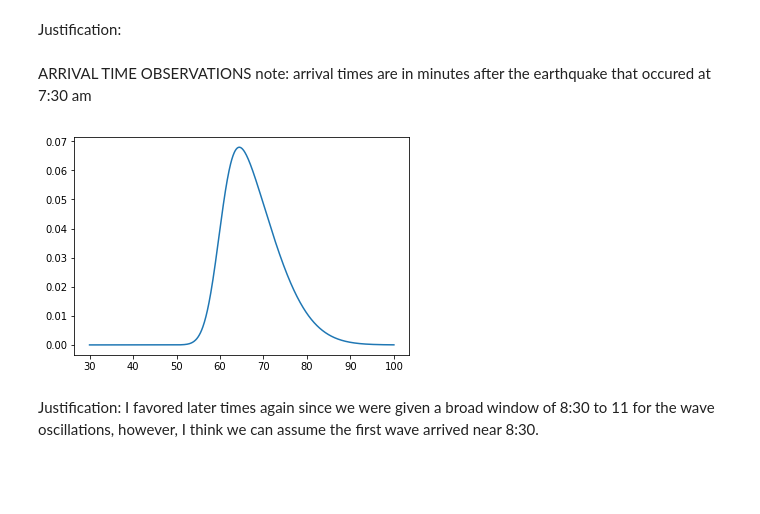
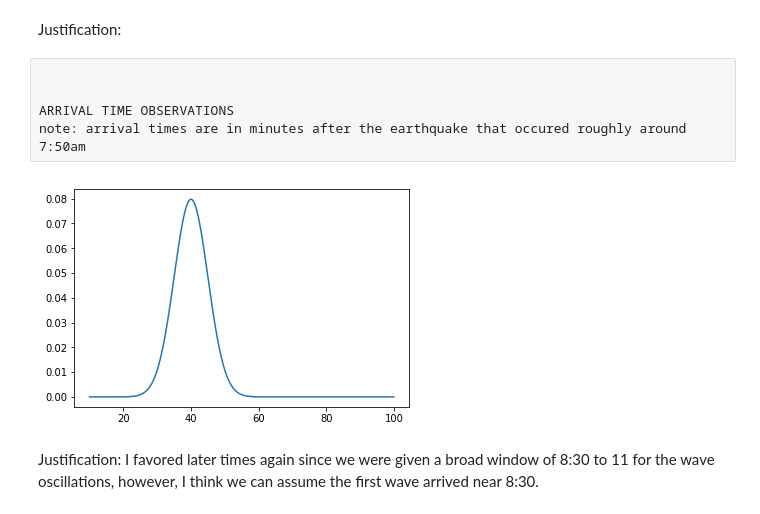
Before and after one commit to jpw37/tsunamibayes, a Jupyter notebook: Model_Scripts/PreRun/Gauges.ipynb, the cells around one changed output. Saved outputs shown, nothing was run; the diff lists cells and outputs as text; code cells hidden in the pictures; blank space fills up the shorter version.

```diff
--- a/Model_Scripts/PreRun/Gauges.ipynb
+++ b/Model_Scripts/PreRun/Gauges.ipynb
@@ -115,11 +115,11 @@ distance = 2.5  # in kilometers (max 5) //TODO Not sure what this is??
 kind = ['skewnorm', 'norm', 'skewnorm']
 
 # For kind = 'norm'
-arrival_skew_param = 5
+arrival_skew_param = 2
 arrival_mean = 15  # in minutes
-arrival_std = 10
+arrival_std = 5
 arrival_params = [arrival_skew_param, arrival_mean, arrival_std]
-height_mean = 4.0  # in meters
+height_mean = 6.0  # in meters
 height_std = 1.0
 height_params = [height_mean, height_std]
 inundation_skew_param = 3
@@ -141,7 +141,7 @@ g = Gauge(name, longitude, latitude, distance,
 gauges.append(g.to_json())
 
 Neira_1 = stats.norm(height_mean,height_std)
-D_Neira_1 = np.linspace(0,8,1000)
+D_Neira_1 = np.linspace(0,10,1000)
 plt.plot(D_Neira_1, Neira_1.pdf(D_Neira_1))
 plt.xlabel("wave height at the homes (meters)")
 plt.plot()
@@ -203,7 +203,7 @@ kind = [None, 'chi2', None]
 arrival_k = None # chi2 parameter
 arrival_lower_bound = None # in meters
 arrival_params = [arrival_k, arrival_lower_bound]
-height_k = 1.1 # chi2 param
+height_k = 1.01 # chi2 param
 height_lower_bound = 0 # in meters
 height_params = [height_k, height_lower_bound]
 inundation_k = None
@@ -248,11 +248,11 @@ kind = [None, 'norm', 'norm']
 arrival_mean = None  # in minutes
 arrival_std = None
 arrival_params = [arrival_mean, arrival_std]
-height_mean = 3.0  # in meters
+height_mean = 4.5  # in meters
 height_std = .75
 height_params = [height_mean, height_std]
 inundation_mean = 123.44
-inundation_std = .185806
+inundation_std = 10
 inundation_params = [inundation_mean, inundation_std]
 
 # Load the beta angles for the shore elevation for inundtion priors for
@@ -269,7 +269,7 @@ g = Gauge(name, longitude, latitude, distance,
 gauges.append(g.to_json())
 
 
-domain = np.linspace(0,7,100)
+domain = np.linspace(0,10,100)
 distrb = stats.norm(height_mean,height_std)
 plt.plot(domain,distrb.pdf(domain))
 plt.xlabel("water height(meters)")
@@ -293,7 +293,7 @@ plt.show()
 # plt.show()
 
 #Meters
-domain = np.linspace(120,125,100)
+domain = np.linspace(80,160,100)
 distrb = stats.norm(inundation_mean,inundation_std)
 
 plt.plot(domain,distrb.pdf(domain))
@@ -362,53 +362,53 @@ plt.show()
 [figure]
 # %% [markdown]
 Justification:
-# %% [markdown]
-
-
-ARRIVAL TIME OBSERVATIONS
-note: arrival times are in minutes after the earthquake that occured at 7:30 am
+# %% [raw]
+
+
+ARRIVAL TIME OBSERVATIONS
+note: arrival times are in minutes after the earthquake that occured roughly around 7:50am
 # %%
 #Pulau Saparua - Wichmann
 #the bay of saparua 4 times between 8:30-11Am" - From an earlier account
 #I'm assuming the shaking happened at 7:30
 
 #I CHOSE BENTENG DURSTEDE'S SHORE, THE 17TH CENTURY DUTCH FORT, AS THE LOCATION FOR SAPARUA.
 #ITS COORDINATES ARE: [-3.576063, 128.658715]
 
 city_name = 'Pulau Saparua  - Wichmann'
 name = 10007
 longitude = -3.576063
 latitude = 128.658715
 distance = 2.5  # in kilometers (max 5) //TODO Not sure what this is??
-kind = ['skewnorm', None, None]
+kind = ['norm', None, None]
 
-# For kind = 'skewnorm'
-arrival_skew_param = 3.5
-arrival_mean = 60  # in minutes
-arrival_std = 10
-arrival_params = [arrival_skew_param, arrival_mean, arrival_std]
+# For kind = 'norm'
+#arrival_skew_param = 1
+arrival_mean = 40  # in minutes
+arrival_std = 5
+arrival_params = [arrival_mean, arrival_std]
 height_skew_param = None
 height_mean = None  # in meters
 height_std = None
 height_params = [height_skew_param, height_mean, height_std]
 inundation_mean = None  # in meters
 inundation_std = None
 inundation_params = [inundation_skew_param, inundation_mean, inundation_std]
 
 beta = 0
 n = .03
 
 g = Gauge(name, longitude, latitude, distance,
           kind, arrival_params, height_params, inundation_params, beta, n, city_name)
 gauges.append(g.to_json())
 
 
-D_Pulau_Sap_Time = np.linspace(30,100,1000)
-Pulau_Sap_Time = stats.skewnorm.pdf(D_Pulau_Sap_Time,arrival_skew_param,arrival_mean,arrival_std)
+D_Pulau_Sap_Time = np.linspace(10,100,1000)
+Pulau_Sap_Time = stats.norm.pdf(D_Pulau_Sap_Time,arrival_mean,arrival_std)
 plt.plot(D_Pulau_Sap_Time,Pulau_Sap_Time)
 plt.show()
 # %% [output]
-[figure, old version]
+[figure, new version]
 # %% [markdown]
 Justification: I favored later times again since we were given a broad window of 8:30 to 11 for the wave oscillations, however, I think we can assume the first wave arrived near 8:30.
 # %%
```
Also changed, not shown: parts of 7 cells of this notebook.
